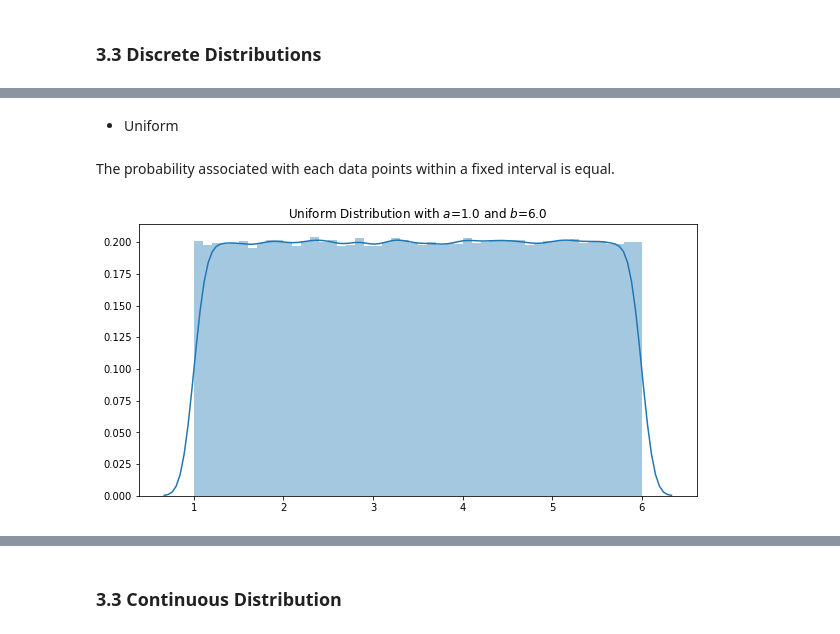
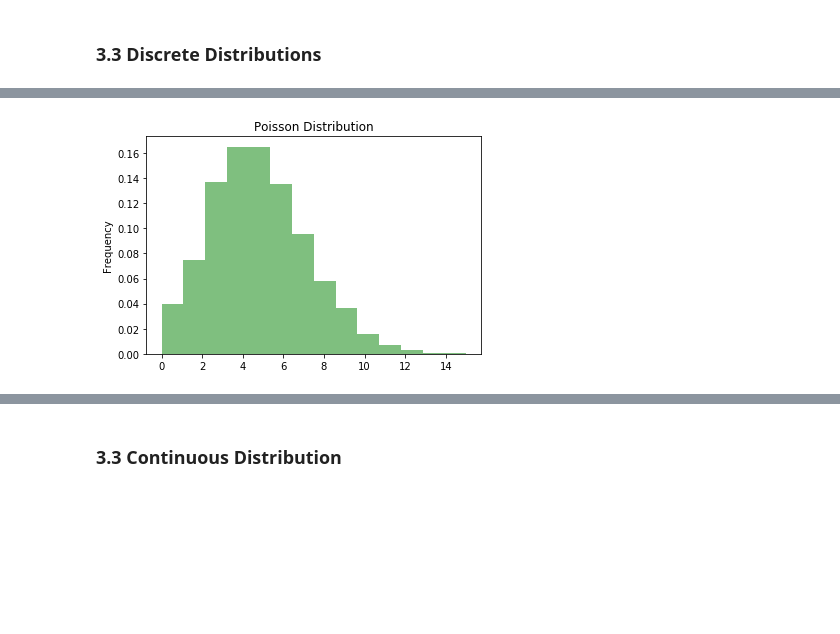
Before and after one commit to G00387847/numpy.random, a Jupyter notebook: numpy.random.ipynb, the cells around one changed output, grey strips where cells are left out. Saved outputs shown, nothing was run; the diff lists cells and outputs as text; code cells hidden in the pictures; blank space fills up the shorter version.

```diff
--- a/numpy.random.ipynb
+++ b/numpy.random.ipynb
@@ -241,13 +219,11 @@ fig=plot.get_figure()
-# %% [markdown]
-* Uniform
-# %% [markdown]
-The probability associated with each data points within a fixed interval is equal.
-# %%
-#Here parameters a and b has been assigned the values 1 and 6
-s_uniform=np.random.uniform(1, 6, 500000)
-np.random.seed(seed=32)
-plt.subplots(figsize=(10,5))
-plot=sns.distplot(pd.DataFrame(s_uniform)).set_title('Uniform Distribution with $a$=%.1f and $b$=%.1f'%(1,6))
-fig=plot.get_figure()
-# %% [output]
-[figure, removed]
+# %%
+#Intializing the parameters for Poisson distribution
+
+s = np.random.poisson(5, 10000) # Drawn samples from the parameterized Poisson distribution
+
+count, bins, ignored = plt.hist(s, 14, density=True, facecolor='green', alpha=0.5)
+plt.title('Poisson Distribution')
+plt.ylabel("Frequency")
+plt.show() # Display histogram of the sample
+# %% [output]
+[figure, added]
```
Also changed, not shown: parts of 21 cells of this notebook.
